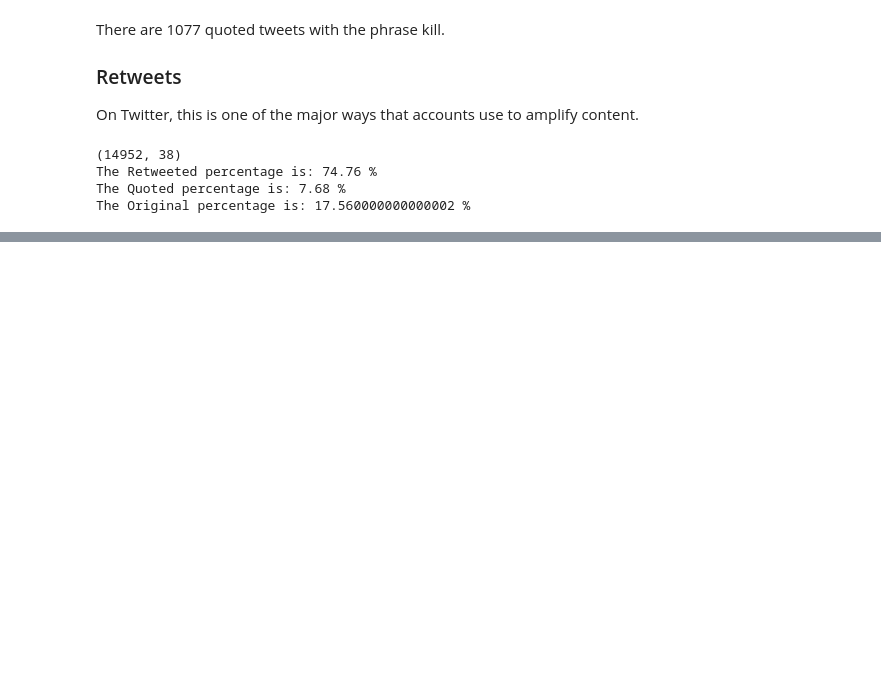
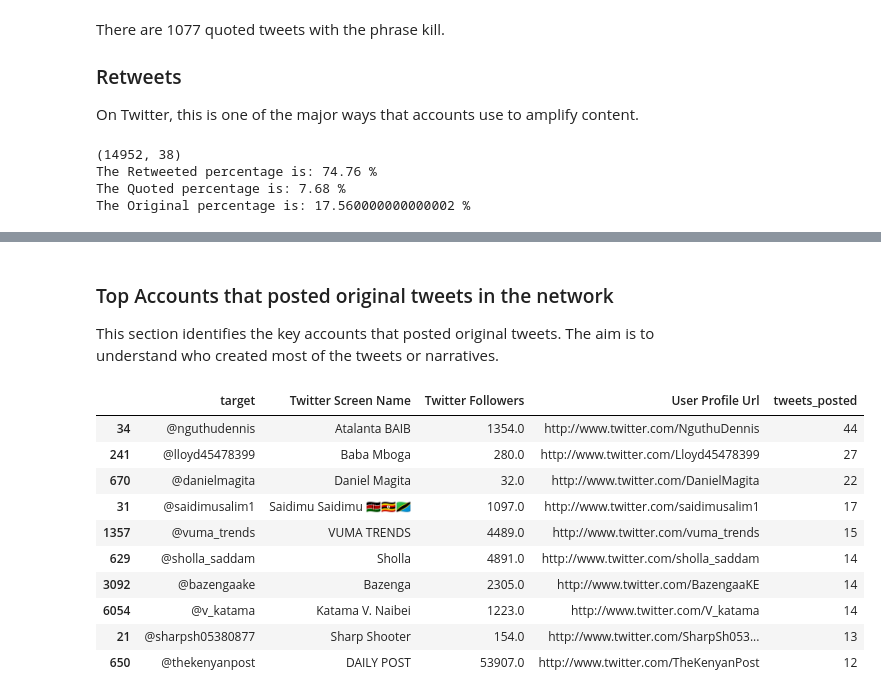
Before and after one commit to gmusebe/denaco-analytics, a Jupyter notebook: Python/hatespeech_analysis.ipynb, the cells around one changed output, grey strips where cells are left out. Cells and saved outputs as stored; diff of their text form; code cells hidden in the pictures; blank space fills up the shorter version.

```diff
--- a/Python/hatespeech_analysis.ipynb
+++ b/Python/hatespeech_analysis.ipynb
@@ -216,0 +338,28 @@ ModuleNotFoundError: No module named 'sentence_transformers'
+# %% [markdown]
+### Top Accounts that posted original tweets in the network
+
+
+This section identifies the key accounts that posted original tweets. The aim is to understand who created most of the tweets or narratives.
+# %%
+#get original data
+No_Retweets=df[df['tweet'].str.contains('RT')== False]
+original=No_Retweets[~No_Retweets['tweet'].str.contains('QT')]
+
+top_seeder_accs = list(original['target'].value_counts()[:10].keys())
+tweets = dict(original['target'].value_counts()[:10])
+_seeders = df[df['target'].isin(top_seeder_accs)][['target','Twitter Screen Name','Twitter Followers','User Profile Url']]
+_seeders.drop_duplicates(subset=['target'],keep='first', inplace=True)
+_seeders['tweets_posted' ] = _seeders['target'].replace(tweets)
+_seeders.sort_values(by=['tweets_posted'],ascending=False)
+# %% [output]
+|  | target | Twitter Screen Name | Twitter Followers | User Profile Url | tweets_posted |
+| 34 | @nguthudennis | Atalanta BAIB | 1354.0 | http://www.twitter.com/NguthuDennis | 44 |
+| 241 | @lloyd45478399 | Baba Mboga | 280.0 | http://www.twitter.com/Lloyd45478399 | 27 |
+| 670 | @danielmagita | Daniel Magita | 32.0 | http://www.twitter.com/DanielMagita | 22 |
+| 31 | @saidimusalim1 | Saidimu Saidimu 🇰🇪🇺🇬🇹🇿 | 1097.0 | http://www.twitter.com/saidimusalim1 | 17 |
+| 1357 | @vuma_trends | VUMA TRENDS | 4489.0 | http://www.twitter.com/vuma_trends | 15 |
+| 629 | @sholla_saddam | Sholla | 4891.0 | http://www.twitter.com/sholla_saddam | 14 |
+| 3092 | @bazengaake | Bazenga | 2305.0 | http://www.twitter.com/BazengaaKE | 14 |
+| 6054 | @v_katama | Katama V. Naibei | 1223.0 | http://www.twitter.com/V_katama | 14 |
+| 21 | @sharpsh05380877 | Sharp Shooter | 154.0 | http://www.twitter.com/SharpSh053... | 13 |
+| 650 | @thekenyanpost | DAILY POST | 53907.0 | http://www.twitter.com/TheKenyanPost | 12 |
```
Also changed, not shown: parts of 26 cells of this notebook, 2 other files.
